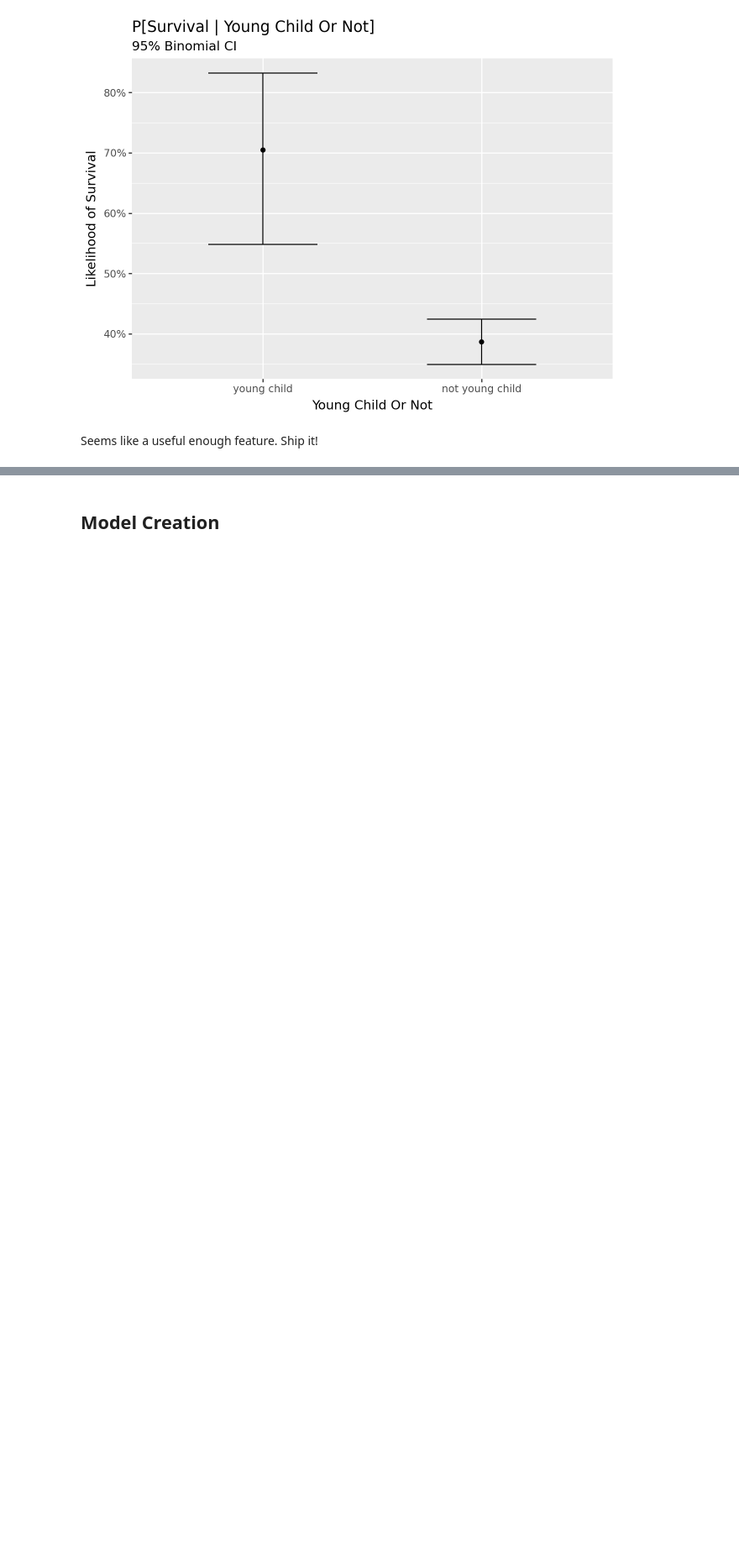
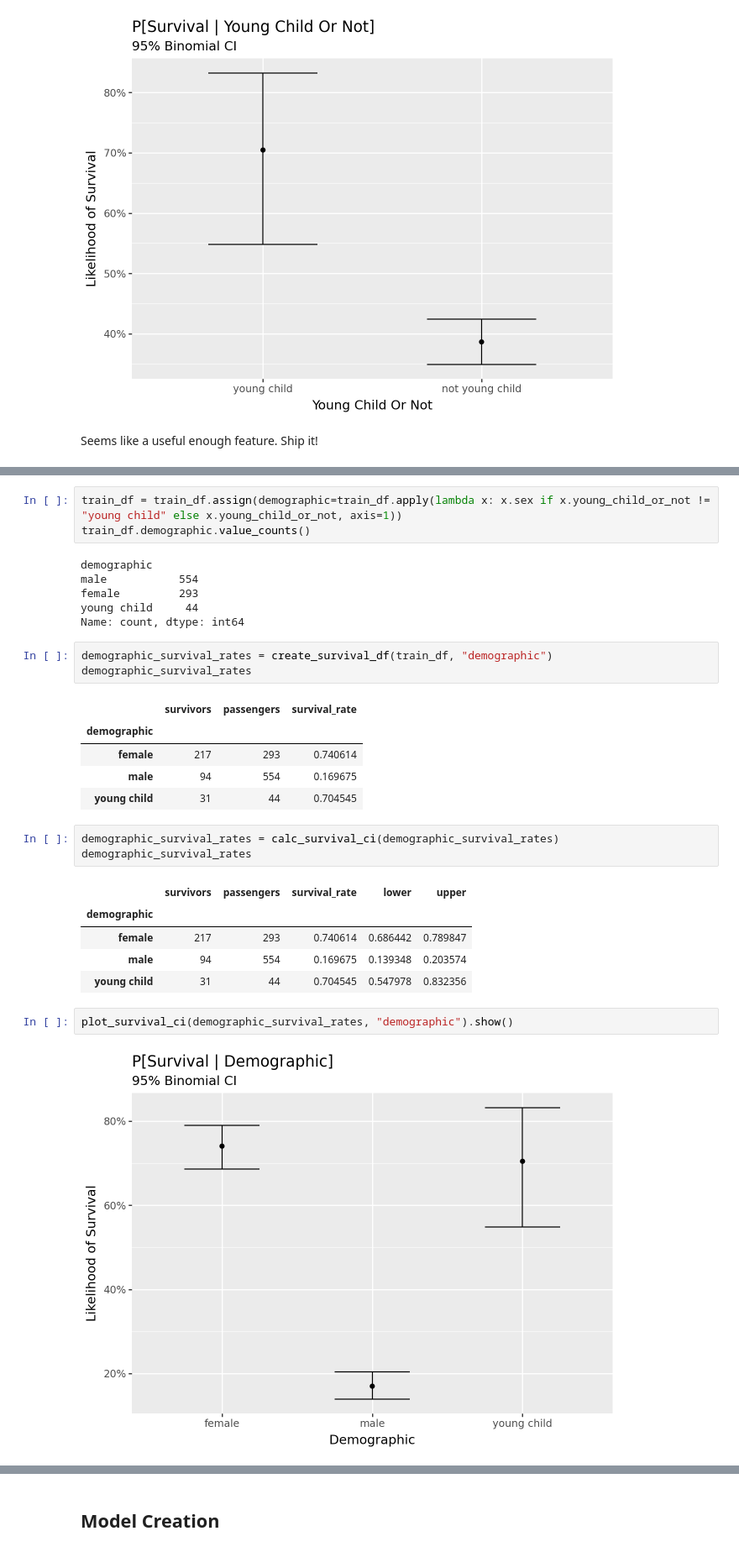
Before and after one commit to Paul-J-Wissler/kaggle-titanic-conformal-prediction, a Jupyter notebook: analysis.ipynb, the cells around one changed output, grey strips where cells are left out. Shown at 84% size. Saved outputs shown, nothing was run; the diff lists cells and outputs as text; blank space fills up the shorter version.

```diff
--- a/analysis.ipynb
+++ b/analysis.ipynb
@@ -499,0 +502,31 @@ Seems like a useful enough feature. Ship it!
+# %%
+train_df = train_df.assign(demographic=train_df.apply(lambda x: x.sex if x.young_child_or_not != "young child" else x.young_child_or_not, axis=1))
+train_df.demographic.value_counts()
+# %% [output]
+demographic
+male           554
+female         293
+young child     44
+Name: count, dtype: int64
+# %%
+demographic_survival_rates = create_survival_df(train_df, "demographic")
+demographic_survival_rates
+# %% [output]
+|  | survivors | passengers | survival_rate |
+| demographic |  |  |  |
+| female | 217 | 293 | 0.740614 |
+| male | 94 | 554 | 0.169675 |
+| young child | 31 | 44 | 0.704545 |
+# %%
+demographic_survival_rates = calc_survival_ci(demographic_survival_rates)
+demographic_survival_rates
+# %% [output]
+|  | survivors | passengers | survival_rate | lower | upper |
+| demographic |  |  |  |  |  |
+| female | 217 | 293 | 0.740614 | 0.686442 | 0.789847 |
+| male | 94 | 554 | 0.169675 | 0.139348 | 0.203574 |
+| young child | 31 | 44 | 0.704545 | 0.547978 | 0.832356 |
+# %%
+plot_survival_ci(demographic_survival_rates, "demographic").show()
+# %% [output]
+[figure, added]
```
Also changed, not shown: parts of 29 cells of this notebook.
